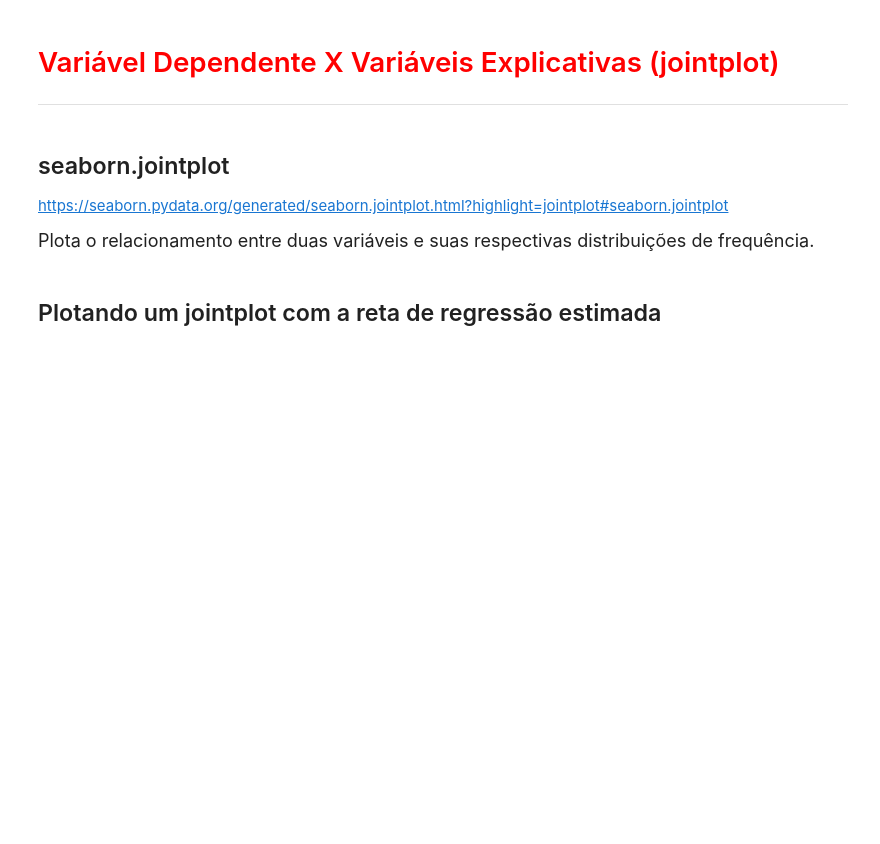
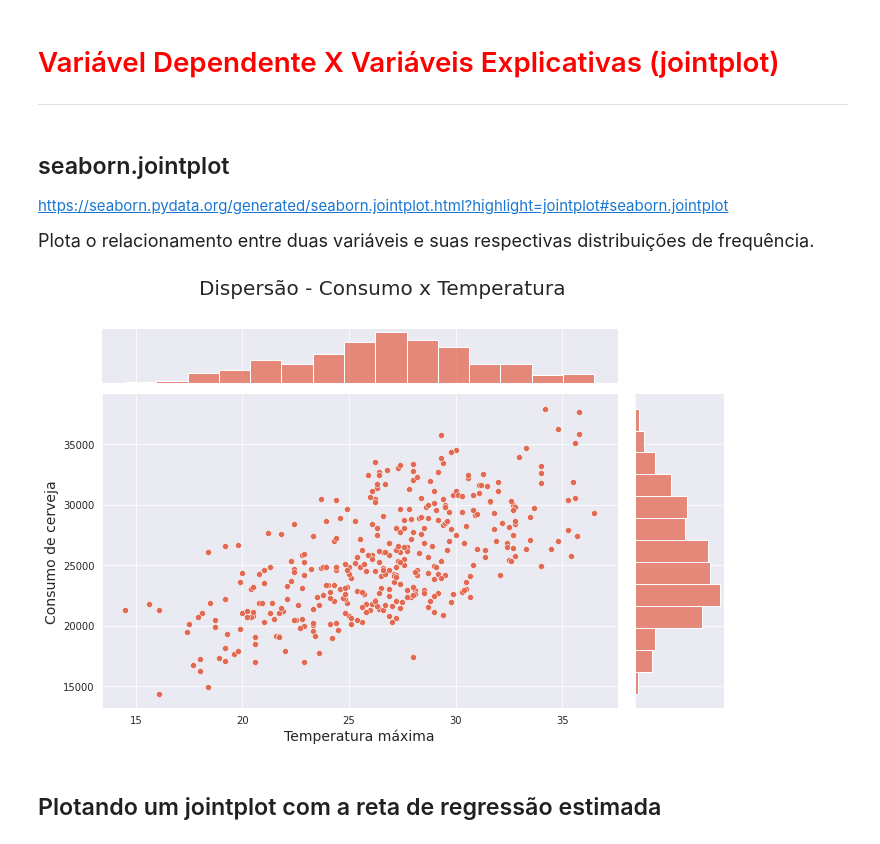
Before and after one commit to LilianeAquino/notebooks_cursos_alura, a Jupyter notebook: Regressão linear/Projeto/Regressão_Linear.ipynb, the cells around one changed output. Saved outputs shown, nothing was run; the diff lists cells and outputs as text; code cells hidden in the pictures; blank space fills up the shorter version.

```diff
--- a/Regressão linear/Projeto/Regressão_Linear.ipynb
+++ b/Regressão linear/Projeto/Regressão_Linear.ipynb
@@ -241,5 +241,13 @@ plt.show()
 https://seaborn.pydata.org/generated/seaborn.jointplot.html?highlight=jointplot#seaborn.jointplot
 
 <p style='font-size: 18px; line-height: 2; margin: 10px 50px; text-align: justify;'>Plota o relacionamento entre duas variáveis e suas respectivas distribuições de frequência.</p>
+# %%
+ax = sns.jointplot(x=dados['temp_max'], y=dados['consumo'])
+ax.fig.set_size_inches(10, 6)
+ax.fig.suptitle('Dispersão - Consumo x Temperatura', fontsize=20, y=1.09)
+ax.set_axis_labels('Temperatura máxima', 'Consumo de cerveja', fontsize=14)
+plt.show()
+# %% [output]
+[figure, added]
 # %% [markdown]
 ## Plotando um jointplot com a reta de regressão estimada
```
Also changed, not shown: parts of 5 cells of this notebook, 1 other file.
